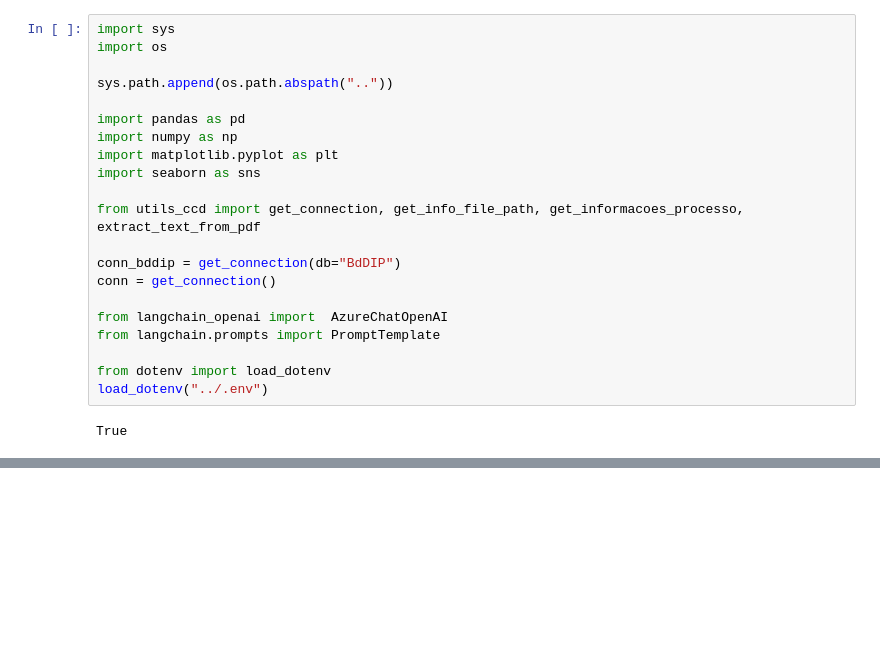
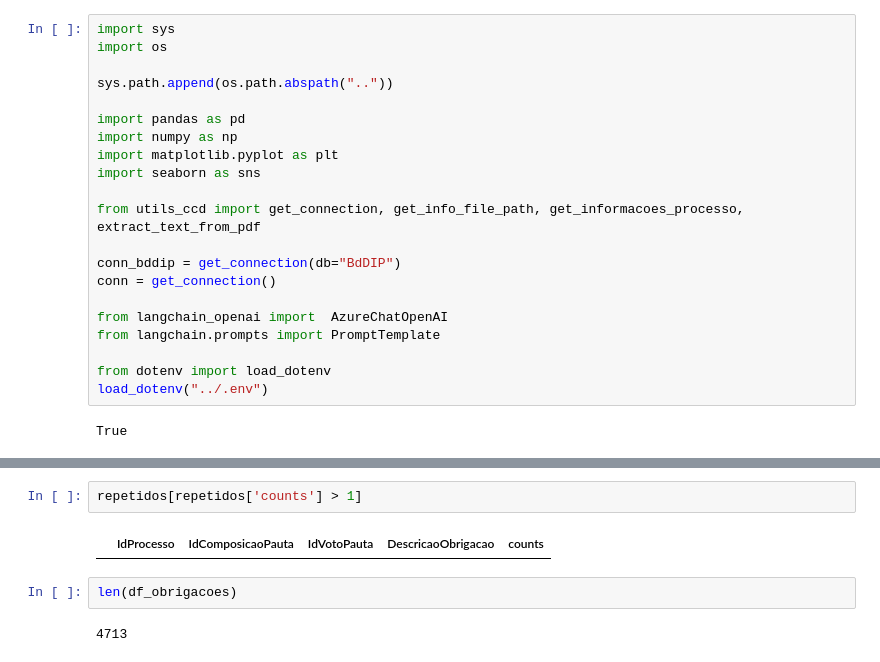
Before and after one commit to eduardoplima/ccd, a Jupyter notebook: scripts/analise/obrigacoes.ipynb, the cells around one changed output, grey strips where cells are left out. Cells and saved outputs as stored; diff of their text form; blank space fills up the shorter version.

```diff
--- a/scripts/analise/obrigacoes.ipynb
+++ b/scripts/analise/obrigacoes.ipynb
@@ -78,0 +363,8 @@ Obrigação: Assinatura no prazo de 60 (sessenta) dias úteis, a contar da intim
+# %%
+repetidos[repetidos['counts'] > 1]
+# %% [output]
+|  | IdProcesso | IdComposicaoPauta | IdVotoPauta | DescricaoObrigacao | counts |
+# %%
+len(df_obrigacoes)
+# %% [output]
+4713
```
Also changed, not shown: parts of 23 cells of this notebook, 14 other files.
